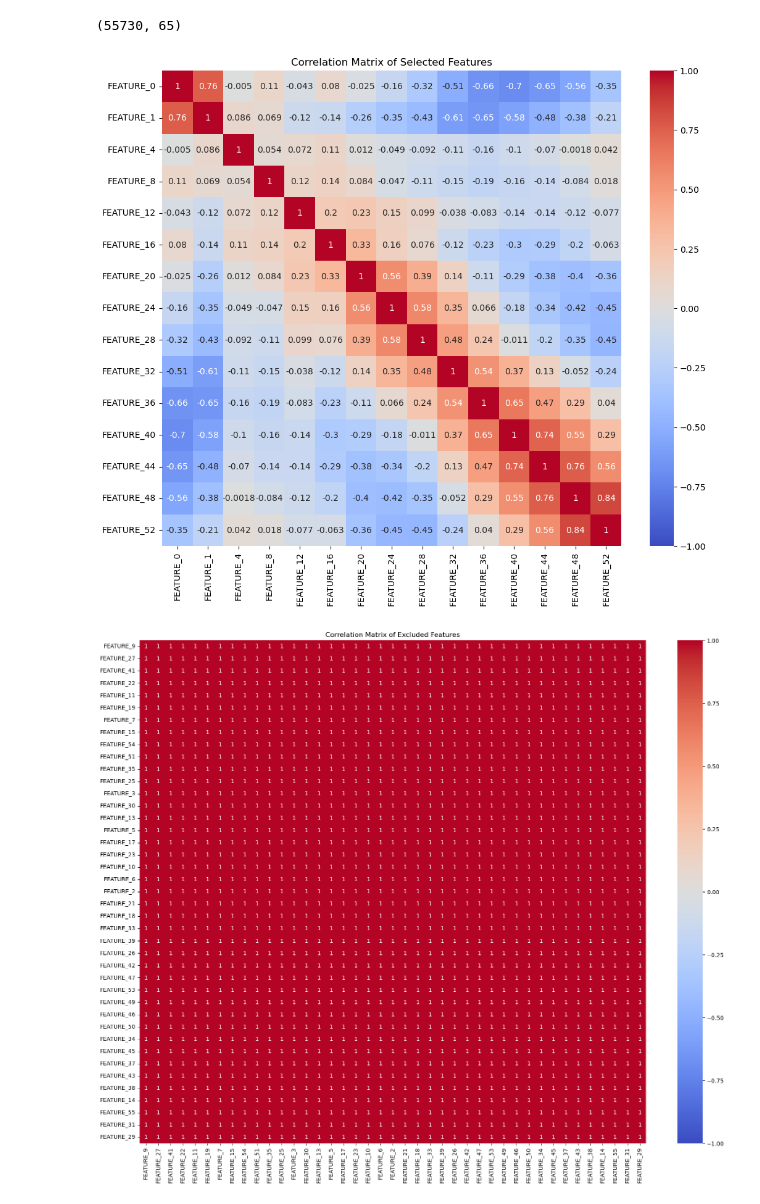
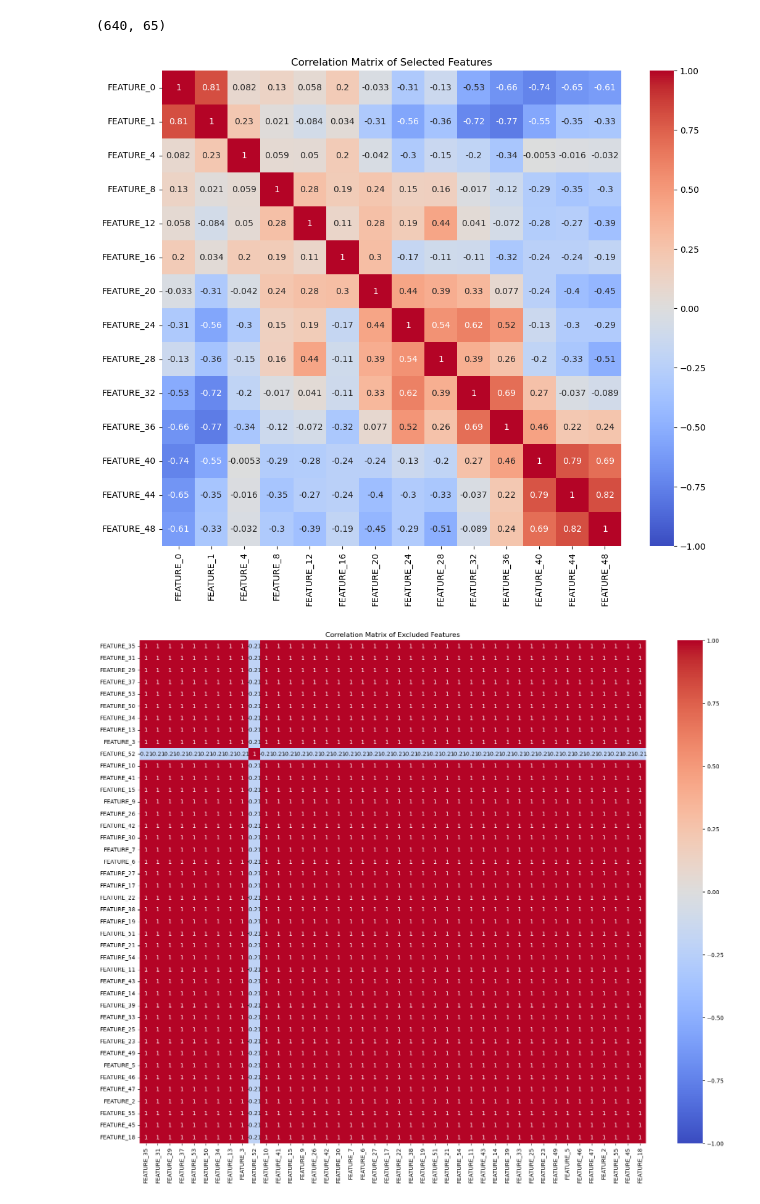
Before and after one commit to tam4x/Depression_Level_Classifier, a Jupyter notebook: Ben/Elastic_Net_Classifier_Notebook.ipynb, the cells around one changed output. Drawn from its saved outputs; the diff is of its cells as text; code cells hidden in the pictures.

```diff
--- a/Ben/Elastic_Net_Classifier_Notebook.ipynb
+++ b/Ben/Elastic_Net_Classifier_Notebook.ipynb
@@ -81,20 +86,18 @@ def extractor(df, threshold=0.9):
 # %%
-# Load the different datasets always activate only one and change title results accordingly
+# Load the different datasets; always activate only one and change title results accordingly
 
-#data = pd.read_csv('/home/jovyan/Depression_Level_Classifier/data/Threshold_6_Operator_-_Depressionfeature_BP_PHQ_9_PercentofDataset_100.csv')
-#data = pd.read_csv('/home/jovyan/Depression_Level_Classifier/data/Threshold_6_Operator_-_Depressionfeature_BP_PHQ_9_PercentofDataset_100_v2.csv')
-data = pd.read_csv('/home/jovyan/Depression_Level_Classifier/data/Threshold_14_Operator_-_Depressionfeature_MH_PHQ_S_PercentofDataset_100.csv')
-#data = pd.read_csv('/home/jovyan/Depression_Level_Classifier/data/Threshold_14_Operator_-_Depressionfeature_MH_PHQ_S_PercentofDataset_100_v2.csv')
+data = pd.read_csv('/home/jovyan/Depression_Level_Classifier/data/Threshold_6_Operator_-_Depressionfeature_BP_PHQ_9_PercentofDataset_100.csv')
+#data = pd.read_csv('/home/jovyan/Depression_Level_Classifier/data/Threshold_19_Operator_-_Depressionfeature_MH_PHQ_S_PercentofDataset_100.csv')
 
 #keep track which threshold and version to save results correctly.
-title_results = "TH14_V1"
+title_results = "TH6_BP_PHQ_9"
+#title_results = "TH19_MH_PHQ_S"
 
-print(data.shape)
 columns_with_features = [col for col in data.columns if "FEATURE" in col]
 
 extractor(data[columns_with_features])
 # %% [output]
-(55730, 65)
+(640, 65)
-[figure, old version]
+[figure, new version]
-[figure, old version]
+[figure, new version]
 Selected Features: ['FEATURE_0', 'FEATURE_1', 'FEATURE_4', 'FEATURE_8', 'FEATURE_12', 'FEATURE_16', 'FEATURE_20', 'FEATURE_24', 'FEATURE_28', 'FEATURE_32', 'FEATURE_36', 'FEATURE_40', 'FEATURE_44', 'F ...
```
Also changed, not shown: parts of 14 cells of this notebook, 17 other files.
